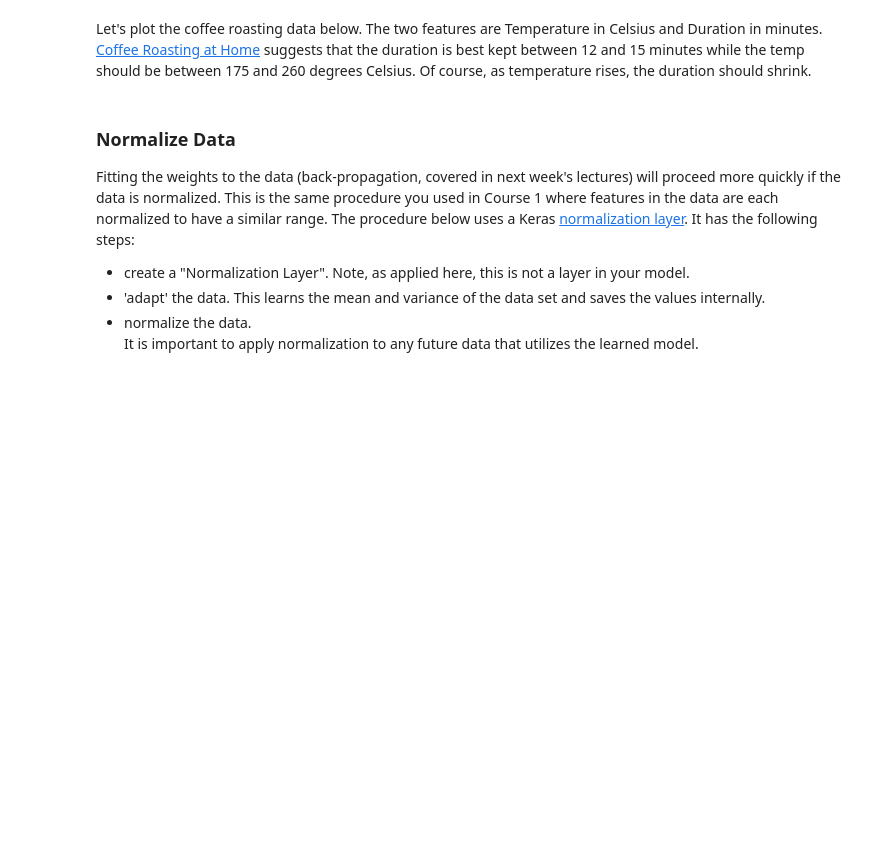
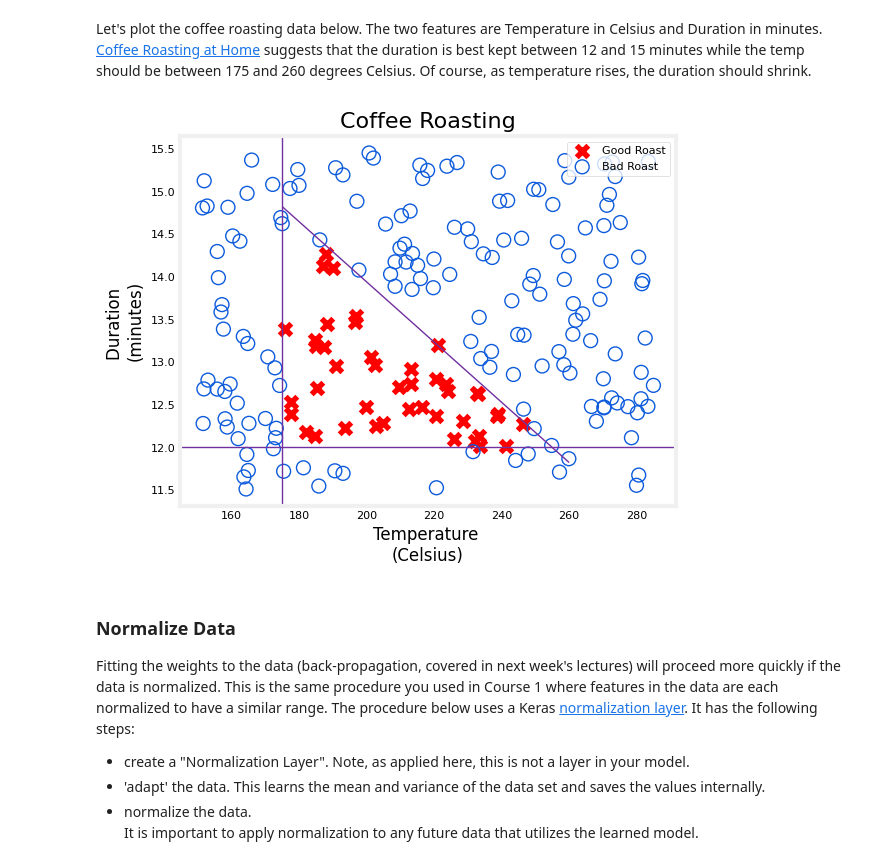
Before and after one commit to lorena-gonzalez/machine-learning-specialization, a Jupyter notebook: neural_networks/neurons_and_layers.ipynb, the cells around one changed output. Saved outputs shown, nothing was run; the diff lists cells and outputs as text; code cells hidden in the pictures; blank space fills up the shorter version.

```diff
--- a/neural_networks/neurons_and_layers.ipynb
+++ b/neural_networks/neurons_and_layers.ipynb
@@ -30,7 +34,9 @@ NameError: name 'load_coffee_data' is not defined
 # %% [markdown]
 Let's plot the coffee roasting data below. The two features are Temperature in Celsius and Duration in minutes. [Coffee Roasting at Home](https://www.merchantsofgreencoffee.com/how-to-roast-green-coffee-in-your-oven/) suggests that the duration is best kept between 12 and 15 minutes while the temp should be between 175 and 260 degrees Celsius. Of course, as temperature rises, the duration should shrink.
 # %%
-plt_roast(X,Y)t
+plt_roast(X,Y)
+# %% [output]
+[figure, added]
 # %% [markdown]
 ### Normalize Data
 Fitting the weights to the data (back-propagation, covered in next week's lectures) will proceed more quickly if the data is normalized. This is the same procedure you used in Course 1 where features in the data are each normalized to have a similar range.
```
Also changed, not shown: parts of 26 cells of this notebook.
